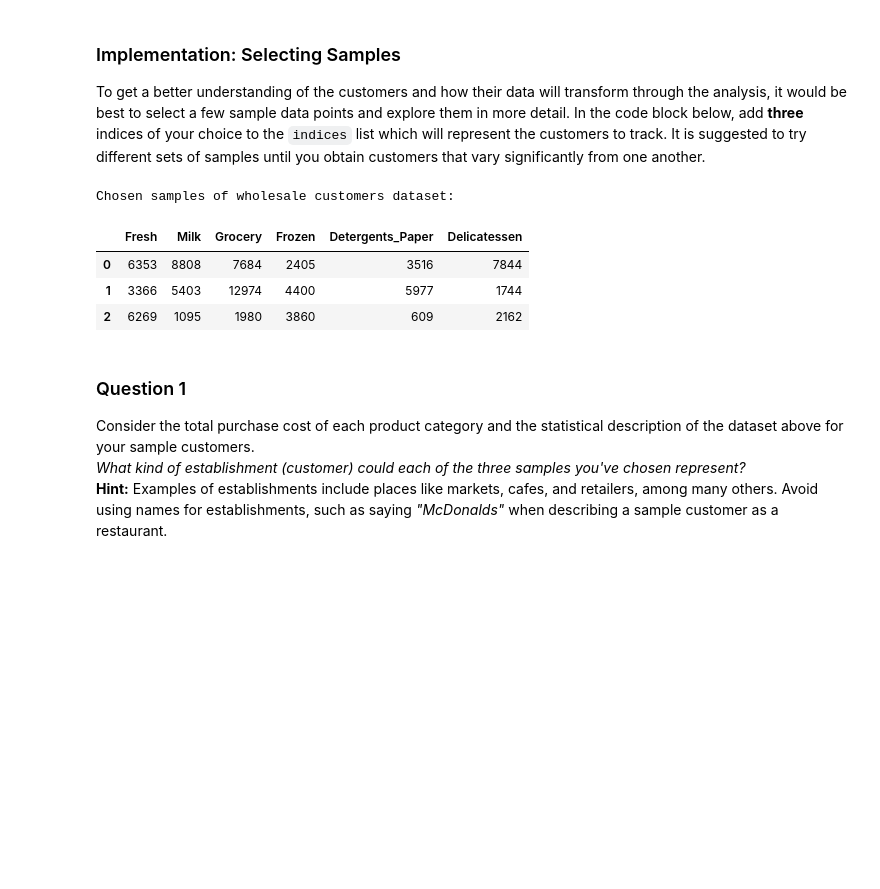
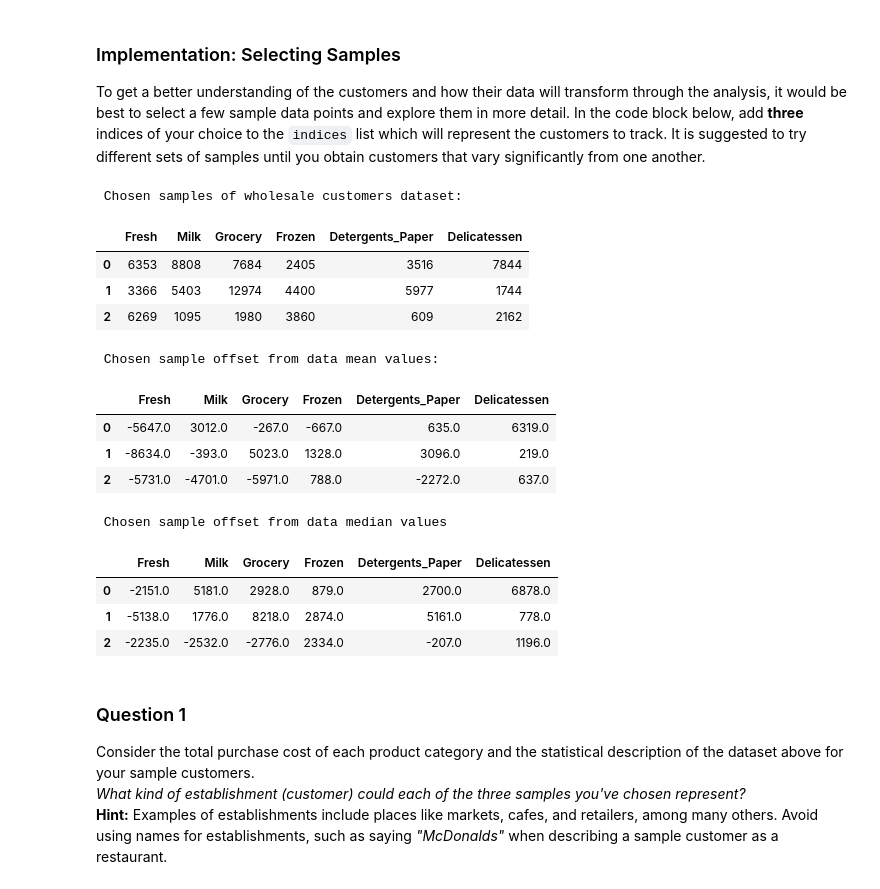
Before and after one commit to JotaSe/MLND, a Jupyter notebook: customer_segments/customer_segments.ipynb, the cells around one changed output. Saved outputs shown, nothing was run; the diff lists cells and outputs as text; code cells hidden in the pictures; blank space fills up the shorter version.

```diff
--- a/customer_segments/customer_segments.ipynb
+++ b/customer_segments/customer_segments.ipynb
@@ -64,6 +64,10 @@ indices = [2, 10, 50]
 
 # Create a DataFrame of the chosen samples
 samples = pd.DataFrame(data.loc[indices], columns = data.keys()).reset_index(drop = True)
-print( "Chosen samples of wholesale customers dataset:")
+print("\n Chosen samples of wholesale customers dataset:")
 display(samples)
+print('\n Chosen sample offset from data mean values:')
+display(samples - np.round(data.mean()))
+print('\n Chosen sample offset from data median values')
+display(samples - np.round(data.median()))
 # %% [output]
@@ -71,7 +75,17 @@ Chosen samples of wholesale customers dataset:
 |  | Fresh | Milk | Grocery | Frozen | Detergents_Paper | Delicatessen |
 | 0 | 6353 | 8808 | 7684 | 2405 | 3516 | 7844 |
 | 1 | 3366 | 5403 | 12974 | 4400 | 5977 | 1744 |
 | 2 | 6269 | 1095 | 1980 | 3860 | 609 | 2162 |
+ Chosen sample offset from data mean values:
+|  | Fresh | Milk | Grocery | Frozen | Detergents_Paper | Delicatessen |
+| 0 | -5647.0 | 3012.0 | -267.0 | -667.0 | 635.0 | 6319.0 |
+| 1 | -8634.0 | -393.0 | 5023.0 | 1328.0 | 3096.0 | 219.0 |
+| 2 | -5731.0 | -4701.0 | -5971.0 | 788.0 | -2272.0 | 637.0 |
+ Chosen sample offset from data median values
+|  | Fresh | Milk | Grocery | Frozen | Detergents_Paper | Delicatessen |
+| 0 | -2151.0 | 5181.0 | 2928.0 | 879.0 | 2700.0 | 6878.0 |
+| 1 | -5138.0 | 1776.0 | 8218.0 | 2874.0 | 5161.0 | 778.0 |
+| 2 | -2235.0 | -2532.0 | -2776.0 | 2334.0 | -207.0 | 1196.0 |
 # %% [markdown]
 ### Question 1
 Consider the total purchase cost of each product category and the statistical description of the dataset above for your sample customers.
```
Also changed, not shown: parts of 6 cells of this notebook, 1 other file.
